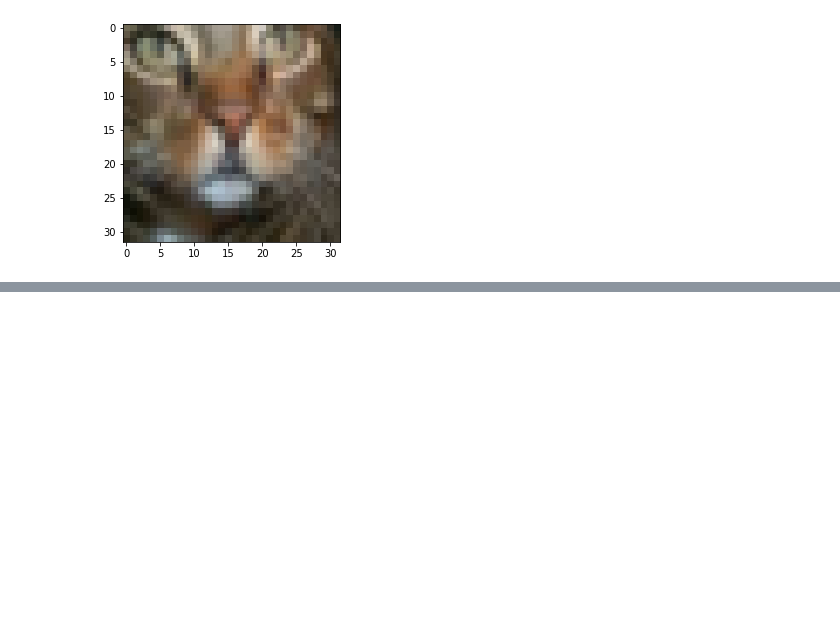
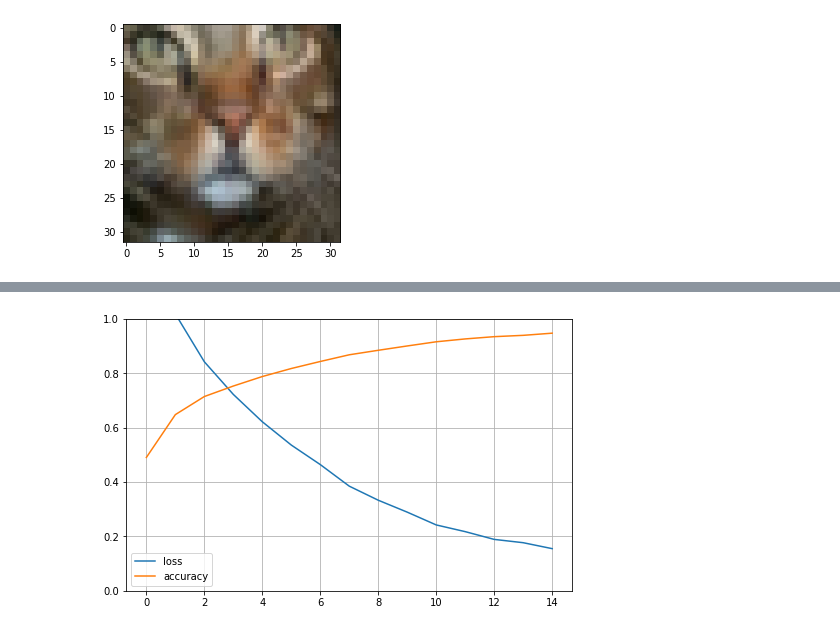
Before and after one commit to joaofavara/LearningAI, a Jupyter notebook: test.ipynb, the cells around one changed output, grey strips where cells are left out. Cells and saved outputs as stored; diff of their text form; code cells hidden in the pictures; blank space fills up the shorter version.

```diff
--- a/test.ipynb
+++ b/test.ipynb
@@ -125,0 +128,28 @@ plt.show()
+# %%
+model = keras.models.Sequential()
+model.add(keras.Input(shape=X_train[0].shape))
+# model.add(keras.layers.Dense(300, activation="relu"))
+model.add(keras.layers.Conv2D(32, (3, 3), activation="relu", padding="same"))
+model.add(keras.layers.BatchNormalization())
+model.add(keras.layers.Conv2D(32, (3, 3), activation="relu", padding="same"))
+model.add(keras.layers.BatchNormalization())
+model.add(keras.layers.MaxPool2D((2, 2)))
+model.add(keras.layers.Conv2D(64, (3, 3), activation="relu", padding="same"))
+model.add(keras.layers.BatchNormalization())
+model.add(keras.layers.Conv2D(64, (3, 3), activation="relu", padding="same"))
+model.add(keras.layers.BatchNormalization())
+model.add(keras.layers.MaxPool2D((2, 2)))
+model.add(keras.layers.Conv2D(128, (3, 3), activation="relu", padding="same"))
+model.add(keras.layers.BatchNormalization())
+model.add(keras.layers.Conv2D(128, (3, 3), activation="relu", padding="same"))
+model.add(keras.layers.BatchNormalization())
+model.add(keras.layers.MaxPool2D((2, 2)))
+model.add(keras.layers.Flatten())
+model.add(keras.layers.Dense(1024, activation="relu"))
+model.add(keras.layers.Dropout(0.5))
+model.add(keras.layers.Dense(10, activation="softmax"))
+# %%
+model.compile(loss='sparse_categorical_crossentropy',
+optimizer="Adam",
+metrics=['accuracy'])
+history= model.fit(X_train, y_train, epochs=15)
@@ -125,0 +179,7 @@ plt.show()
+# %%
+pd.DataFrame(history.history).plot(figsize=(8, 5))
+plt.grid(True)
+plt.gca().set_ylim(0, 1)
+plt.show()
+# %% [output]
+[figure, added]
```
Also changed, not shown: parts of 13 cells of this notebook.
